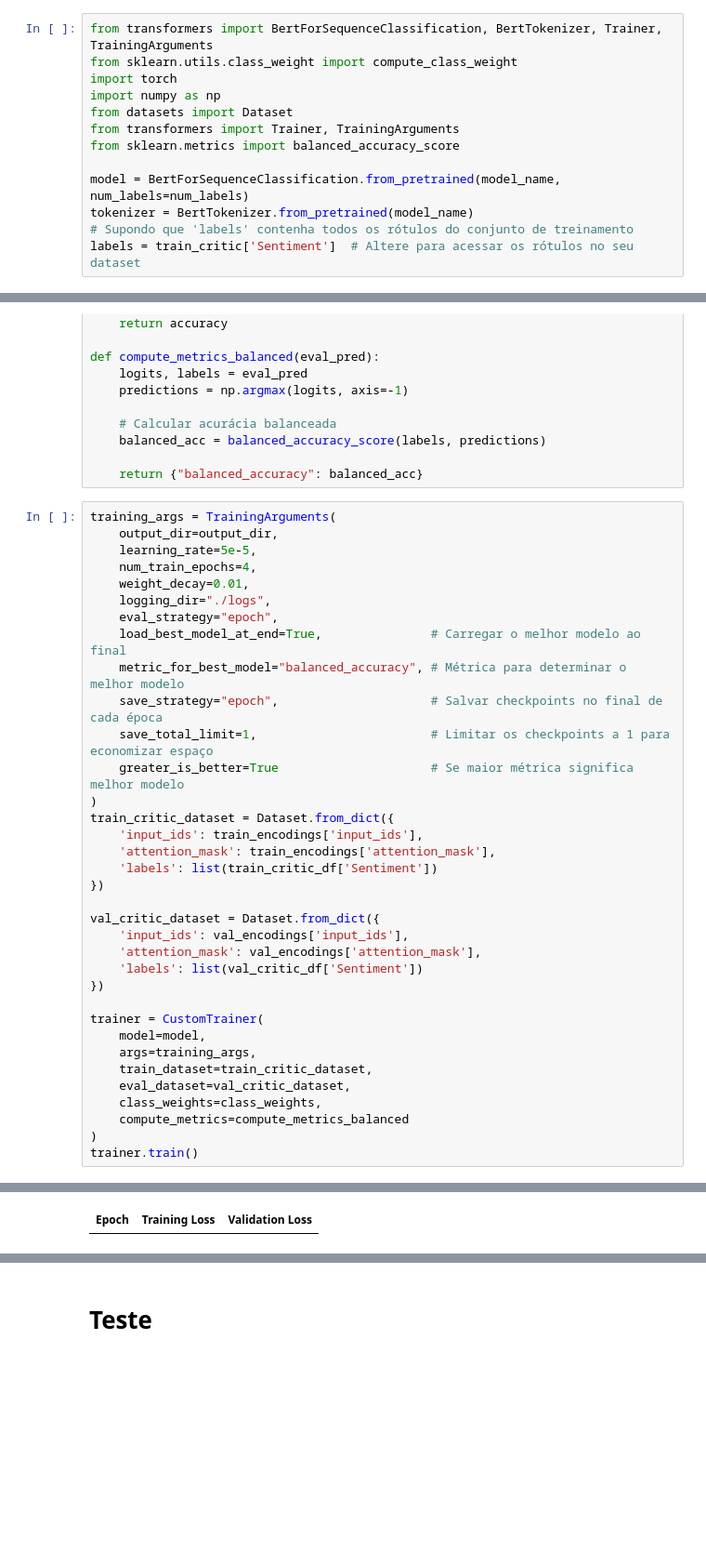
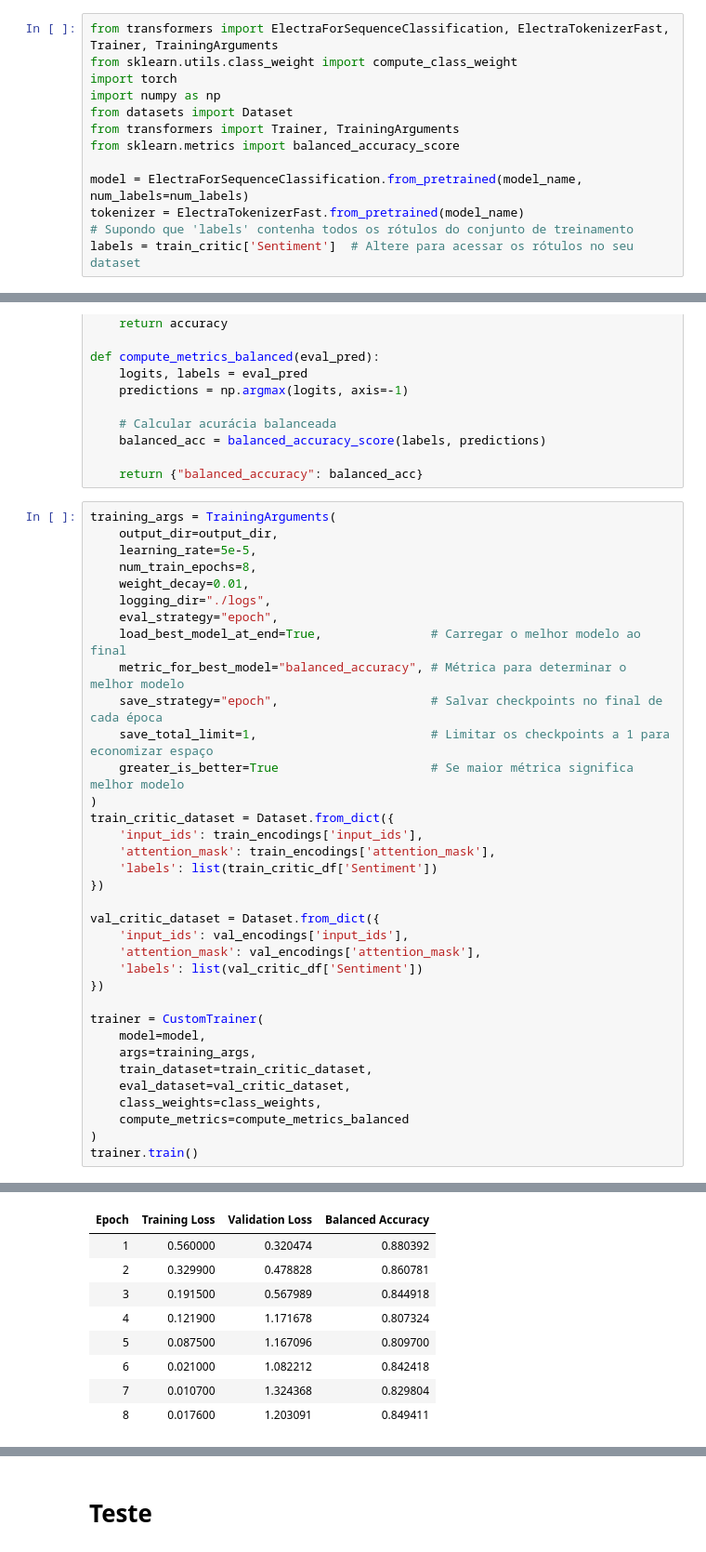
Before and after one commit to pemmoura/mdc-projeto-final, a Jupyter notebook: critic-electra.ipynb, the cells around one changed output, grey strips where cells are left out. Shown at 93% size. Cells and saved outputs as stored; diff of their text form; blank space fills up the shorter version.

```diff
--- a/critic-electra.ipynb
+++ b/critic-electra.ipynb
@@ -105,7 +106,7 @@ def plot_confusion_matrix(trainer, dataset, label_names=None, cmap="Blues"):
     plt.show()
     return cm
 # %%
-from transformers import BertForSequenceClassification, BertTokenizer, Trainer, TrainingArguments
+from transformers import ElectraForSequenceClassification, ElectraTokenizerFast, Trainer, TrainingArguments
 from sklearn.utils.class_weight import compute_class_weight
 import torch
 import numpy as np
@@ -113,8 +114,8 @@ from datasets import Dataset
 from transformers import Trainer, TrainingArguments
 from sklearn.metrics import balanced_accuracy_score
 
-model = BertForSequenceClassification.from_pretrained(model_name, num_labels=num_labels)
-tokenizer = BertTokenizer.from_pretrained(model_name)
+model = ElectraForSequenceClassification.from_pretrained(model_name, num_labels=num_labels)
+tokenizer = ElectraTokenizerFast.from_pretrained(model_name)
 # Supondo que 'labels' contenha todos os rótulos do conjunto de treinamento
 labels = train_critic['Sentiment']  # Altere para acessar os rótulos no seu dataset
 # %% [output]
@@ -168,7 +167,7 @@ def compute_metrics_balanced(eval_pred):
 training_args = TrainingArguments(
     output_dir=output_dir,
     learning_rate=5e-5,
-    num_train_epochs=4,
+    num_train_epochs=8,
     weight_decay=0.01,
     logging_dir="./logs",
     eval_strategy="epoch",
@@ -204 +203,9 @@ trainer.train()
-| Epoch | Training Loss | Validation Loss |
+| Epoch | Training Loss | Validation Loss | Balanced Accuracy |
+| 1 | 0.560000 | 0.320474 | 0.880392 |
+| 2 | 0.329900 | 0.478828 | 0.860781 |
+| 3 | 0.191500 | 0.567989 | 0.844918 |
+| 4 | 0.121900 | 1.171678 | 0.807324 |
+| 5 | 0.087500 | 1.167096 | 0.809700 |
+| 6 | 0.021000 | 1.082212 | 0.842418 |
+| 7 | 0.010700 | 1.324368 | 0.829804 |
+| 8 | 0.017600 | 1.203091 | 0.849411 |
```
Also changed, not shown: parts of 11 cells of this notebook, 15 other files.
